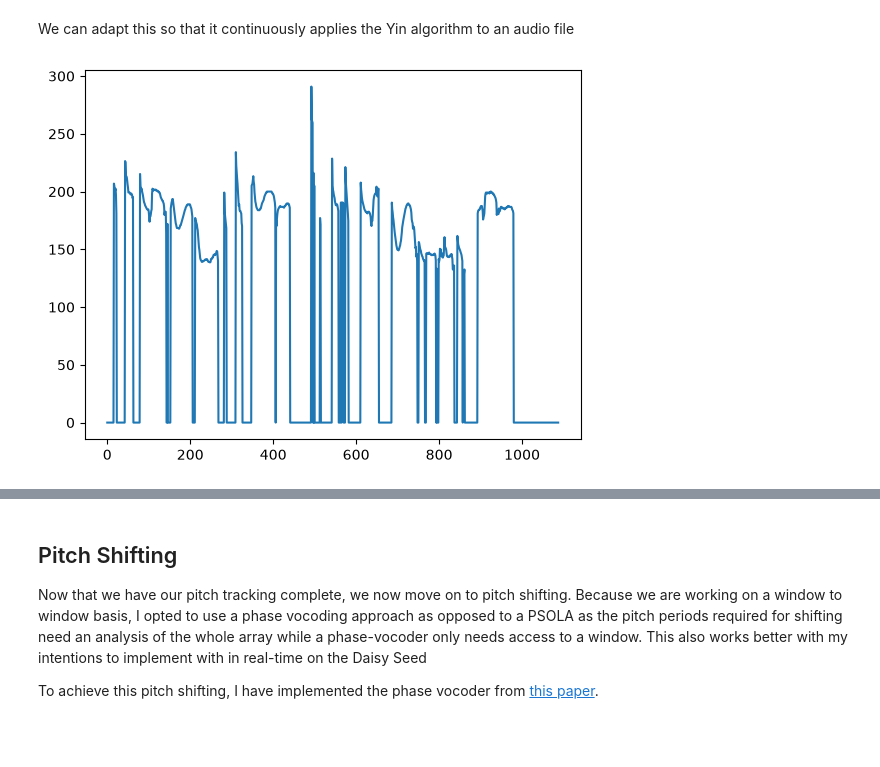
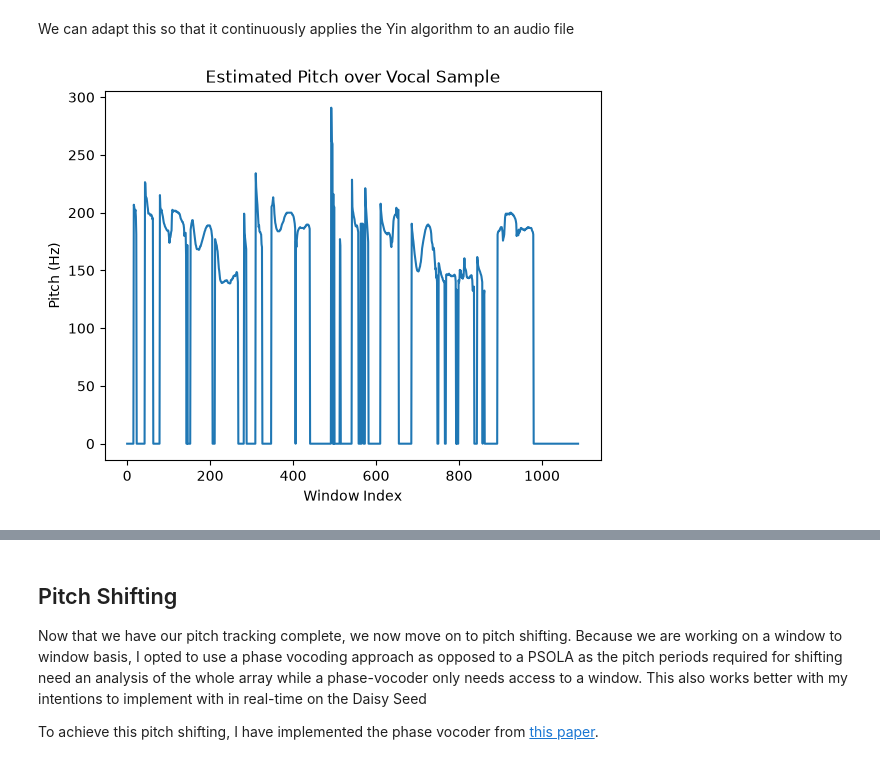
Before and after one commit to kikiisdead/DST_FINAL, a Jupyter notebook: dst2_final.ipynb, the cells around one changed output, grey strips where cells are left out. Drawn from its saved outputs; the diff is of its cells as text; code cells hidden in the pictures; blank space fills up the shorter version.

Commit message:
fixing plots

```diff
--- a/dst2_final.ipynb
+++ b/dst2_final.ipynb
@@ -148,41 +148,38 @@ N = 1024
 hop = N//4
 
 num_windows = len(x) // hop
 
 pitch = np.zeros(num_windows)
 
 start = 0
 
 w = 0
 
 while start + N < len(x):
     diff = CMNDF(x[start:start + N], N)
     T = period(diff, 0.6)
     if T > Fs / 500:
         pitch[w] = Fs / T
     else:
         pitch[w] = 0
 
     start += hop
     w += 1
 
 fig, ax = plt.subplots()
 
-names = [ "C", "Db", "D", "Eb", "E", "F", "F#", "G", "Ab", "A", "Bb", "B" ]
+ax.plot(pitch)
 
-for freq in pitch:
-    if freq != 0:
-        note = int((np.log2(freq / 440.0) * 12) + 69)
-        octave = note // 12
-        note_name = note % 12
+plt.title("Estimated Pitch over Vocal Sample")
 
-ax.plot(pitch)
+plt.xlabel("Window Index")
+plt.ylabel("Pitch (Hz)")
 
 plt.show()
 
 Audio(x, rate=Fs)
 # %% [output]
-[figure, old version]
+[figure, new version]
 [interactive output not drawn]
 # %% [markdown]
 ## Pitch Shifting
```
Also changed, not shown: parts of 2 cells of this notebook.
